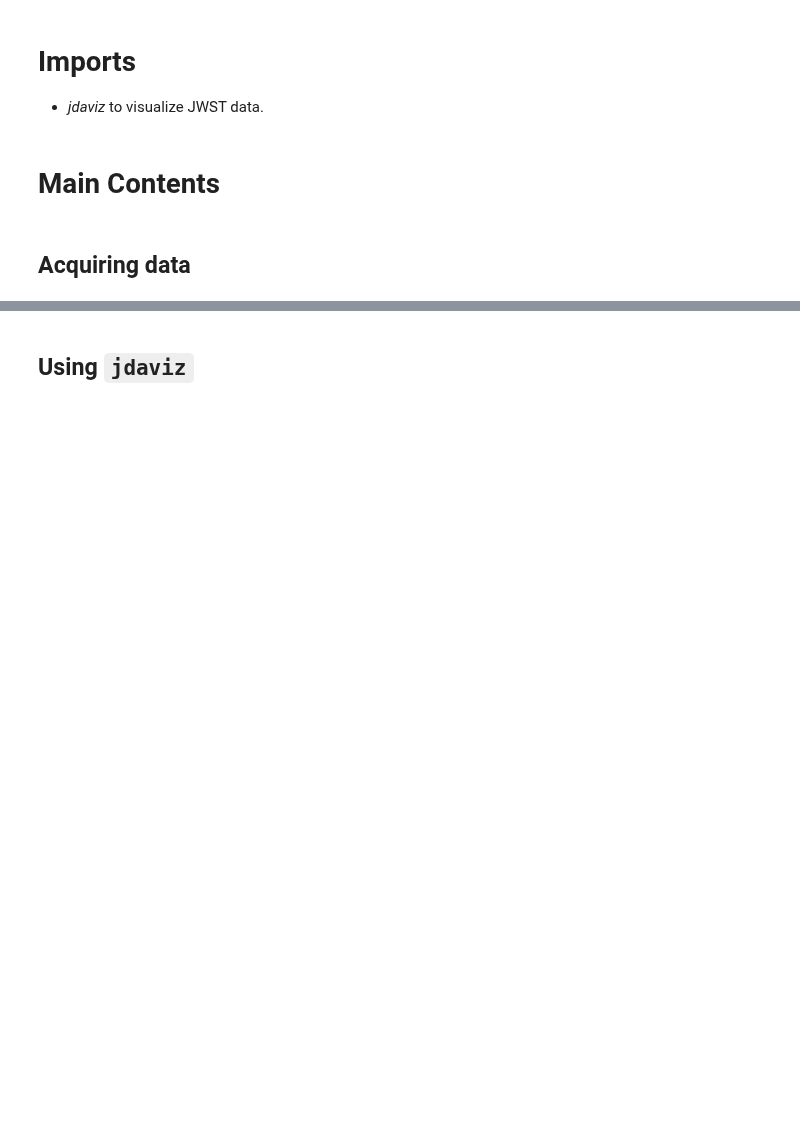
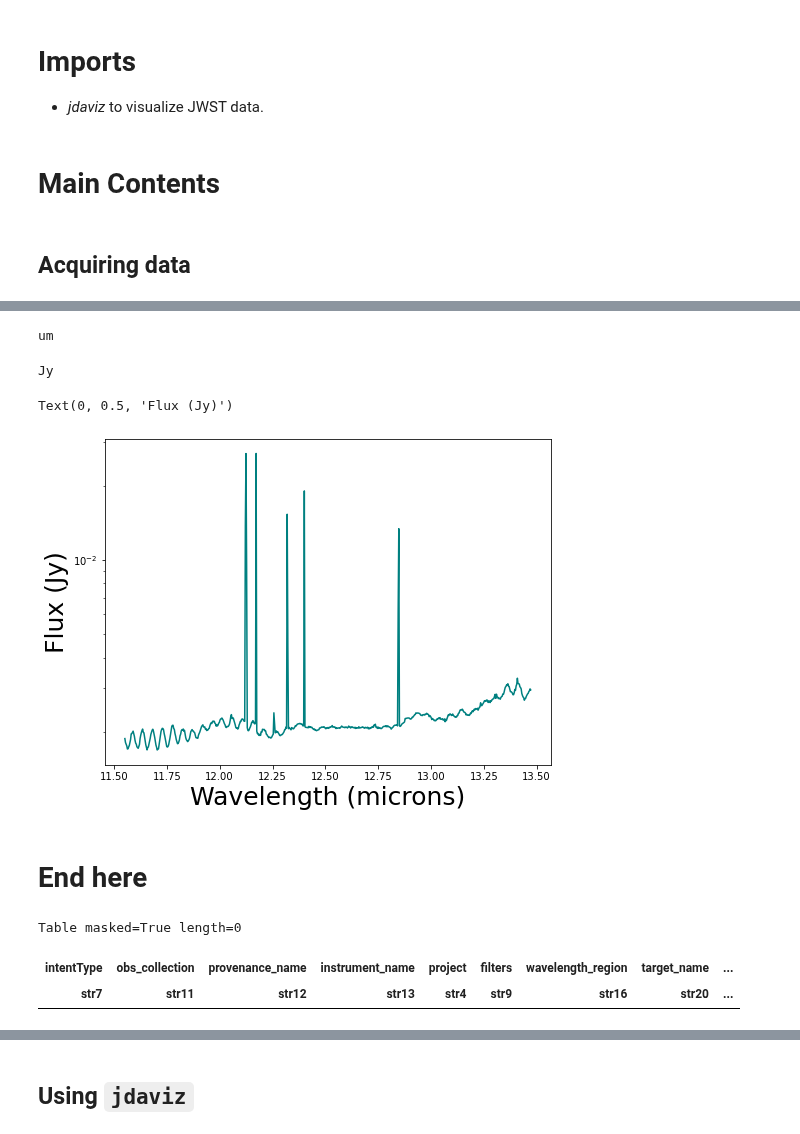
Before and after one commit to arjunsavel/notebooks-stsci, a Jupyter notebook: notebooks/MAST/exploring_jwst_transmission/exploring_jwst_transmission.ipynb, the cells around one changed output, grey strips where cells are left out. Drawn from its saved outputs; the diff is of its cells as text; code cells hidden in the pictures; blank space fills up the shorter version.

```diff
--- a/notebooks/MAST/exploring_jwst_transmission/exploring_jwst_transmission.ipynb
+++ b/notebooks/MAST/exploring_jwst_transmission/exploring_jwst_transmission.ipynb
@@ -27,0 +195,9 @@ import jdaviz
+# %%
+import requests
+import sys
+# retrieve our system's Python version for the request.
+version = ".".join(map(str, sys.version_info[:3]))
+# create HTTP Header Variables
+headers = {"Content-type": "application/x-www-form-urlencoded",
+           "Accept": "text/plain",
+           "User-agent":"python-requests/"+version}
@@ -27,0 +294,15 @@ import jdaviz
+# %%
+request_url=f'https://mast.stsci.edu/spectra/api/v0.1/retrieve?filename={targetfile}'
+
+# perform the HTTP request
+resp = requests.get(request_url, headers=headers)
+
+resolved_object = resp.json()
+
+print(resolved_object['message'])
+
+
+wav = resolved_object['data']['wavelength']
+
+flux = resolved_object['data']['flux']
+flux_err = resolved_object['data']['fluxErr']
@@ -27,0 +332,20 @@ import jdaviz
+# %%
+print(resolved_object['column_metadata']['wavelength']['units'])
+# %% [output]
+um
+# %%
+print(resolved_object['column_metadata']['flux']['units'])
+# %% [output]
+Jy
+# %%
+plt.figure(figsize=(8,6))
+plt.plot(wav, flux_err, color='teal')
+
+plt.yscale('log')
+
+plt.xlabel('Wavelength (microns)', fontsize=25)
+
+plt.ylabel('Flux (Jy)', fontsize=25)
+# %% [output]
+Text(0, 0.5, 'Flux (Jy)')
+[figure, added]
@@ -27,0 +354,2 @@ import jdaviz
+# %% [markdown]
+# End here
@@ -27,0 +358,6 @@ import jdaviz
+# %%
+obs_table[obs_table['instrument_name']=='JWST']
+# %% [output]
+Table masked=True length=0
+| intentType | obs_collection | provenance_name | instrument_name | project | filters | wavelength_region | target_name | ... |
+| str7 | str11 | str12 | str13 | str4 | str9 | str16 | str20 | ... |
```
Also changed, not shown: parts of 46 cells of this notebook.
